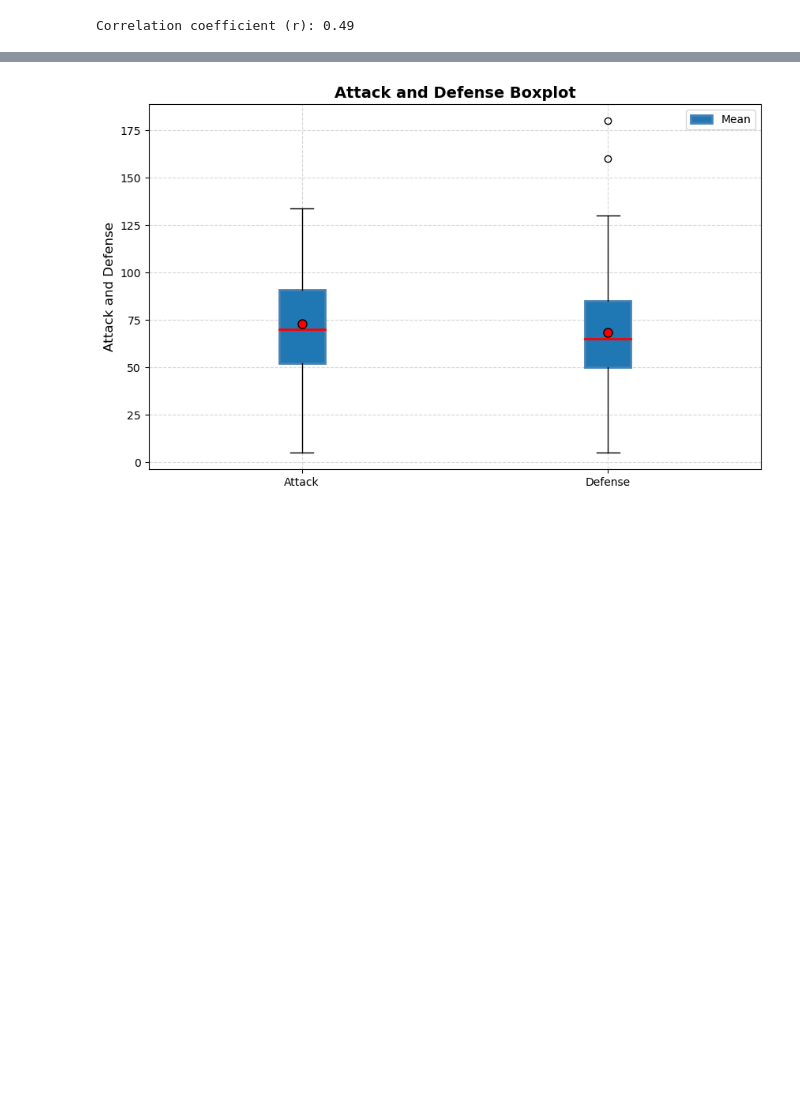
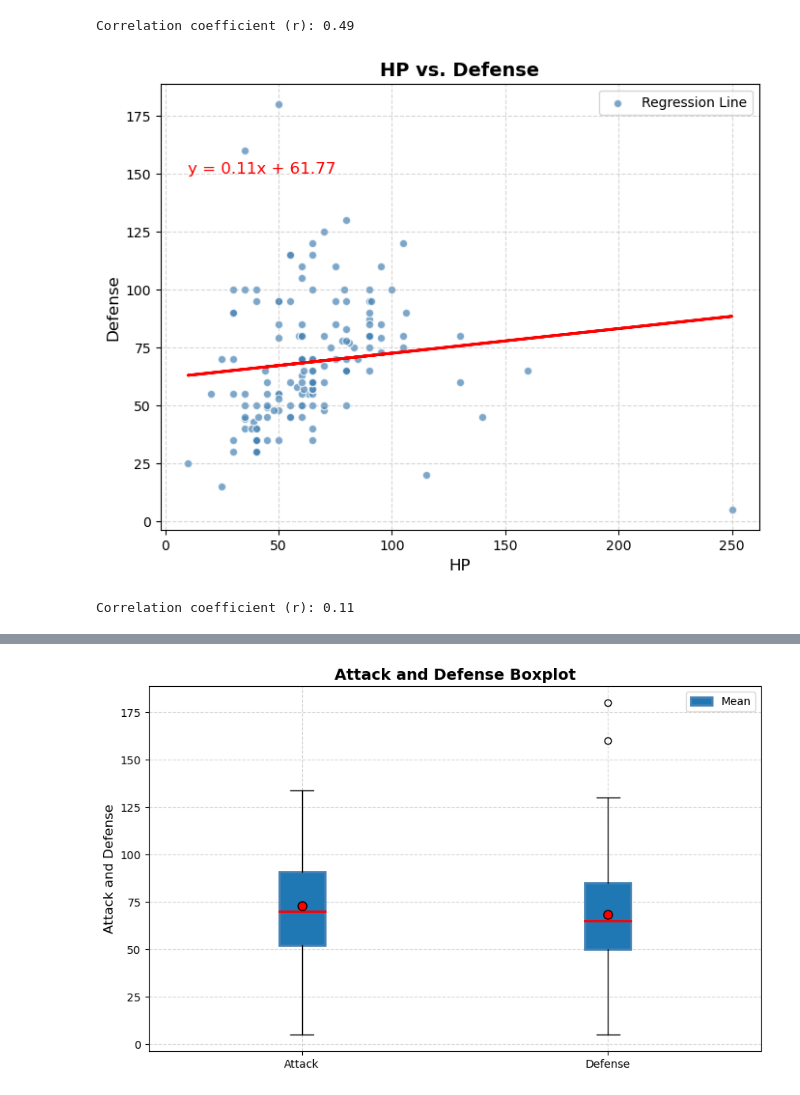
Before and after one commit to Bama-Jamma/Group_Project_1, a Jupyter notebook: PokePy/PokeProj1Start.ipynb, the cells around one changed output, grey strips where cells are left out. Drawn from its saved outputs; the diff is of its cells as text; code cells hidden in the pictures; blank space fills up the shorter version.

```diff
--- a/PokePy/PokeProj1Start.ipynb
+++ b/PokePy/PokeProj1Start.ipynb
@@ -569,3 +684,13 @@ linreg(x_values, y_values, "Attack vs. Defense", "Attack", "Defense", (10, 150))
 # %% [output]
 [figure]
 Correlation coefficient (r): 0.49
+# %%
+# Linear regression for Attack and Defense using linreg() function
+x_values = df1["HP"]
+y_values = df1["Defense"]
+
+# Call linreg() function
+linreg(x_values, y_values, "HP vs. Defense", "HP", "Defense", (10, 150))
+# %% [output]
+[figure, added]
+Correlation coefficient (r): 0.11
```
Also changed, not shown: parts of 10 cells of this notebook, 1 other file.
